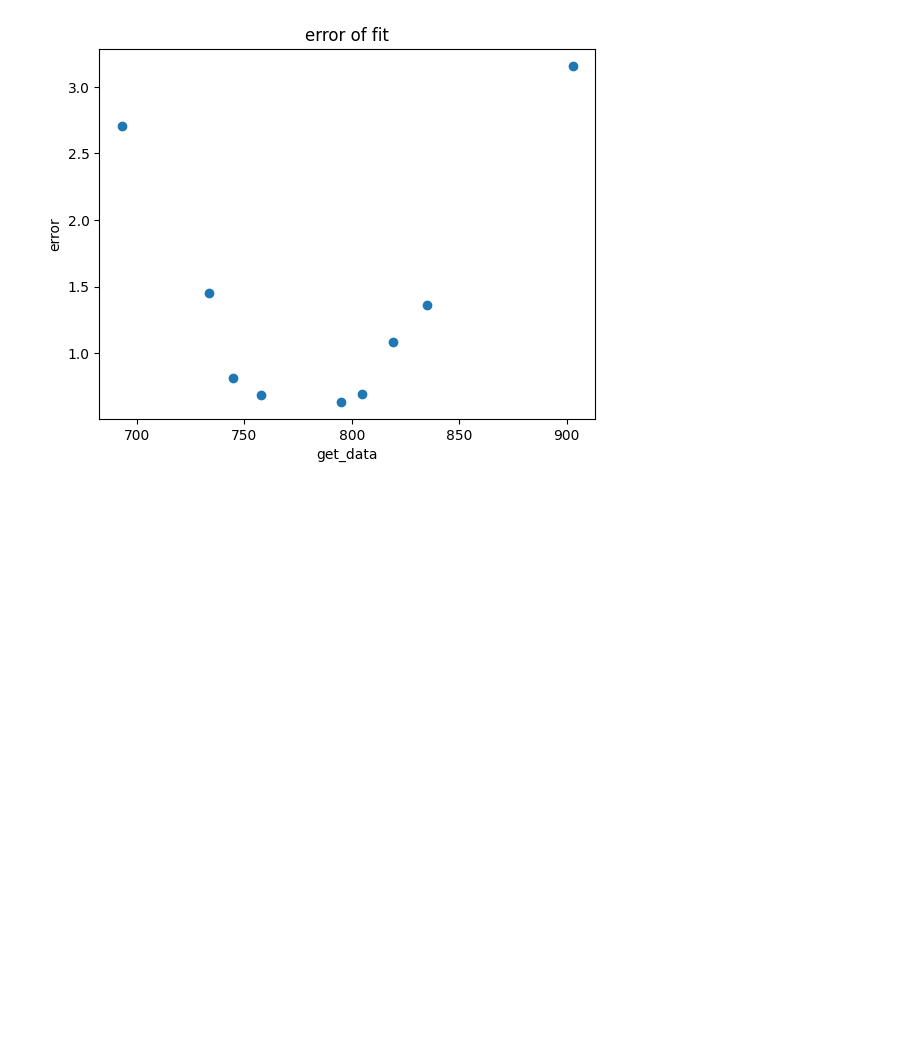
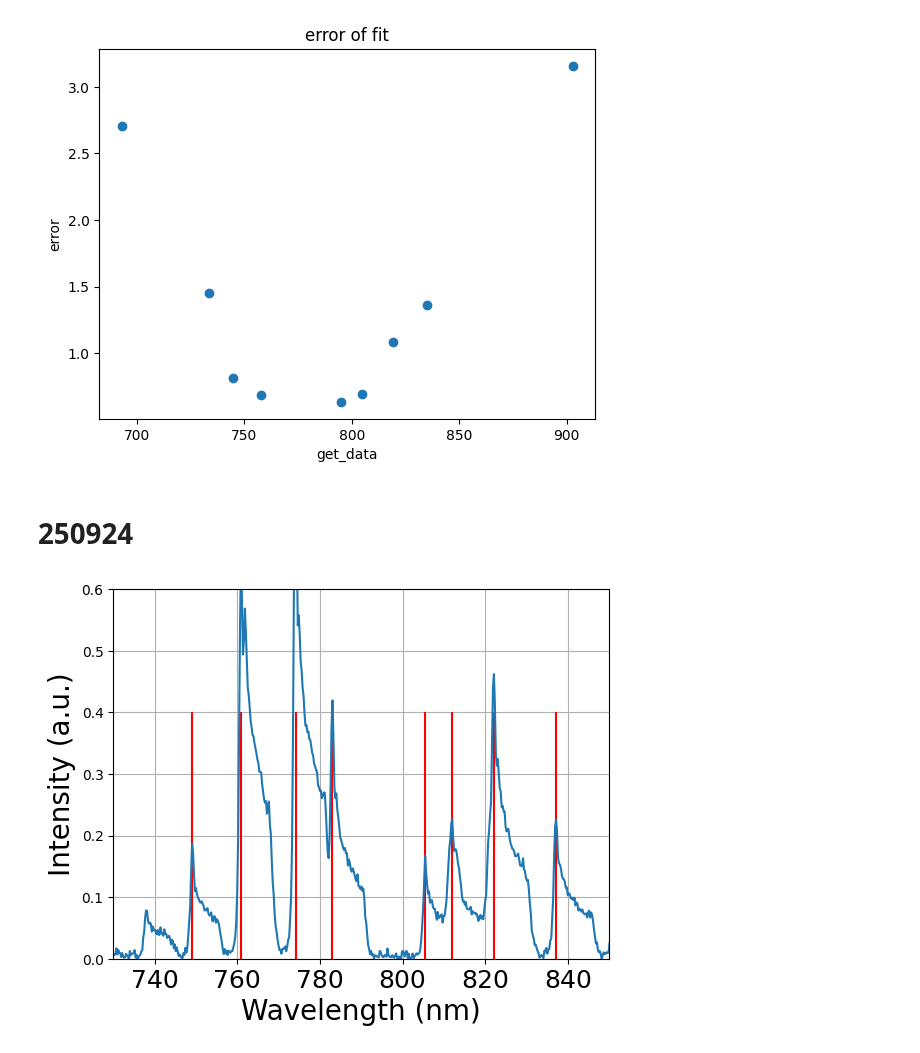
Before and after one commit to chiashi-lab/pl, a Jupyter notebook: notebook/002ccs200.ipynb, the cells around one changed output. Saved outputs shown, nothing was run; the diff lists cells and outputs as text; code cells hidden in the pictures; blank space fills up the shorter version.

```diff
--- a/notebook/002ccs200.ipynb
+++ b/notebook/002ccs200.ipynb
@@ -209,3 +220,21 @@ plt.ylabel('error')
 plt.show()
 # %% [output]
 [figure]
+# %% [markdown]
+# 250924
+# %%
+data = pd.read_csv('../data/ccs200/250924arhg1000ms.txt', sep=';', header=None)
+# %%
+peaks , _ = find_peaks(data[1], height=0.1, prominence=0.09, distance=20)
+# %%
+plt.vlines(data[0][peaks], 0, 0.4, color='r')
+plt.plot(data[0], data[1])
+plt.xlim(730, 850)
+plt.ylim(0, 0.6)
+plt.xticks(fontsize=18)
+plt.xlabel('Wavelength (nm)', fontsize=20)
+plt.ylabel('Intensity (a.u.)', fontsize=20)
+plt.grid()
+plt.show()
+# %% [output]
+[figure, added]
```
Also changed, not shown: parts of 8 cells of this notebook, 8 other files.
